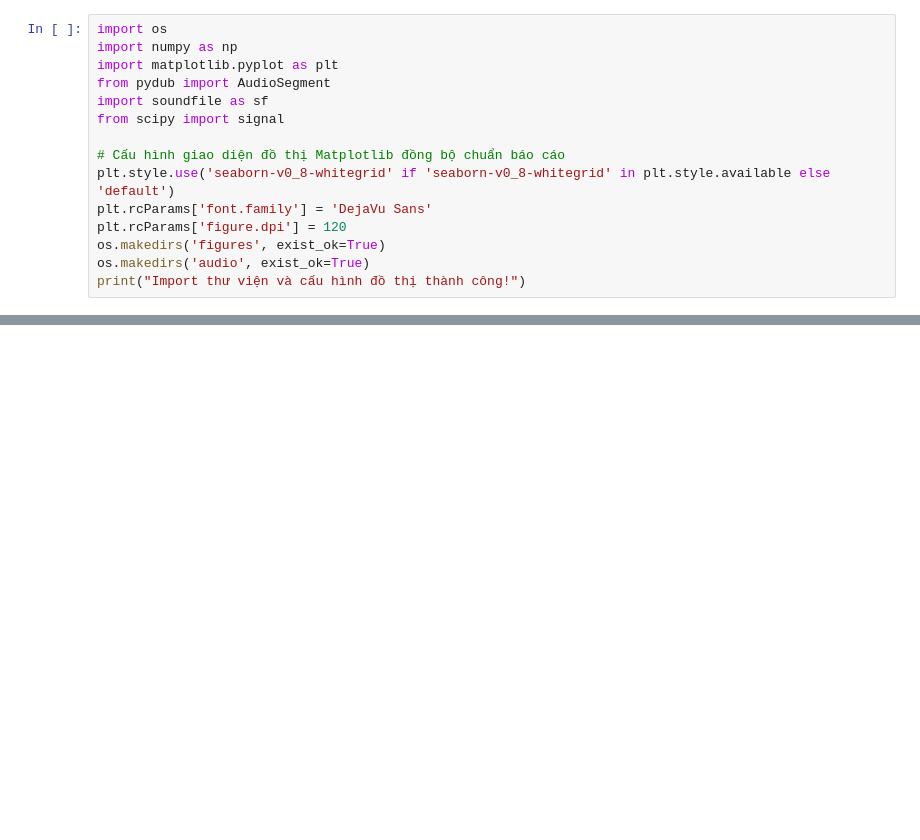
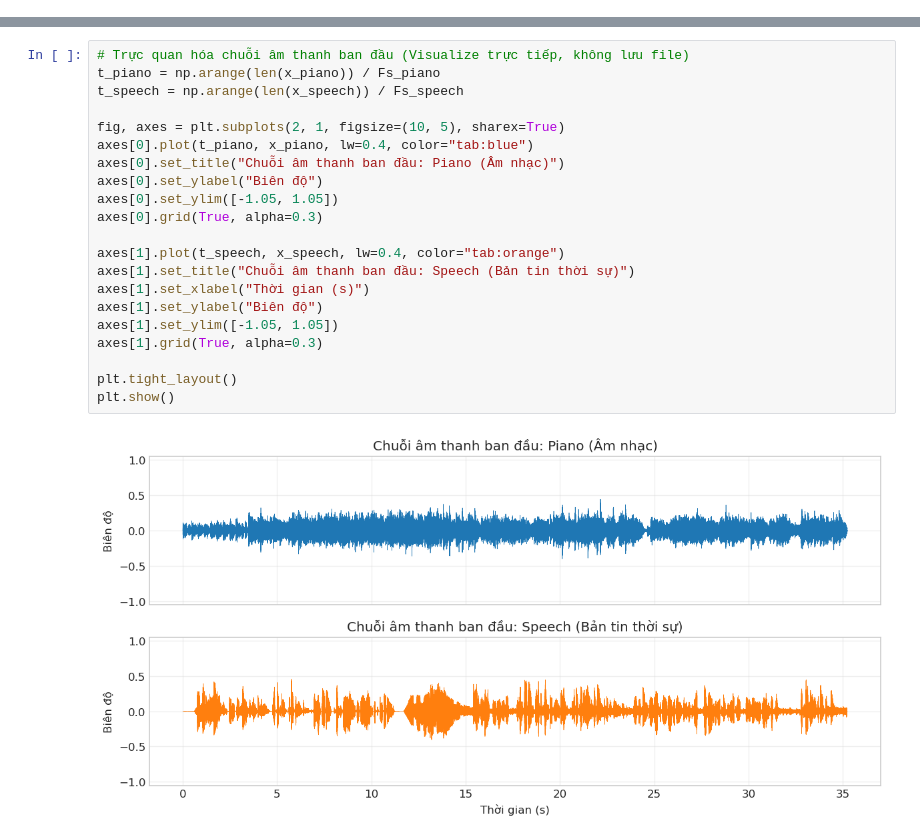
Before and after one commit to vminh16/Lab01_2351260673_NguyenVanMinh, a Jupyter notebook: Lab01_2351260673.ipynb, the cells around one changed output, grey strips where cells are left out. Drawn from its saved outputs; the diff is of its cells as text; blank space fills up the shorter version.

Commit message:
fix: load 2 audio, rewrite report

```diff
--- a/Lab01_2351260673.ipynb
+++ b/Lab01_2351260673.ipynb
@@ -11,15 +6,0 @@
-# %%
-import os
-import numpy as np
-import matplotlib.pyplot as plt
-from pydub import AudioSegment
-import soundfile as sf
-from scipy import signal
-
-# Cấu hình giao diện đồ thị Matplotlib đồng bộ chuẩn báo cáo
-plt.style.use('seaborn-v0_8-whitegrid' if 'seaborn-v0_8-whitegrid' in plt.style.available else 'default')
-plt.rcParams['font.family'] = 'DejaVu Sans'
-plt.rcParams['figure.dpi'] = 120
-os.makedirs('figures', exist_ok=True)
-os.makedirs('audio', exist_ok=True)
-print("Import thư viện và cấu hình đồ thị thành công!")
@@ -186,0 +54,23 @@ plt.show()
+# %%
+# Trực quan hóa chuỗi âm thanh ban đầu (Visualize trực tiếp, không lưu file)
+t_piano = np.arange(len(x_piano)) / Fs_piano
+t_speech = np.arange(len(x_speech)) / Fs_speech
+
+fig, axes = plt.subplots(2, 1, figsize=(10, 5), sharex=True)
+axes[0].plot(t_piano, x_piano, lw=0.4, color="tab:blue")
+axes[0].set_title("Chuỗi âm thanh ban đầu: Piano (Âm nhạc)")
+axes[0].set_ylabel("Biên độ")
+axes[0].set_ylim([-1.05, 1.05])
+axes[0].grid(True, alpha=0.3)
+
+axes[1].plot(t_speech, x_speech, lw=0.4, color="tab:orange")
+axes[1].set_title("Chuỗi âm thanh ban đầu: Speech (Bản tin thời sự)")
+axes[1].set_xlabel("Thời gian (s)")
+axes[1].set_ylabel("Biên độ")
+axes[1].set_ylim([-1.05, 1.05])
+axes[1].grid(True, alpha=0.3)
+
+plt.tight_layout()
+plt.show()
+# %% [output]
+[figure, added]
```
Also changed, not shown: parts of 10 cells of this notebook, 5 other files.
